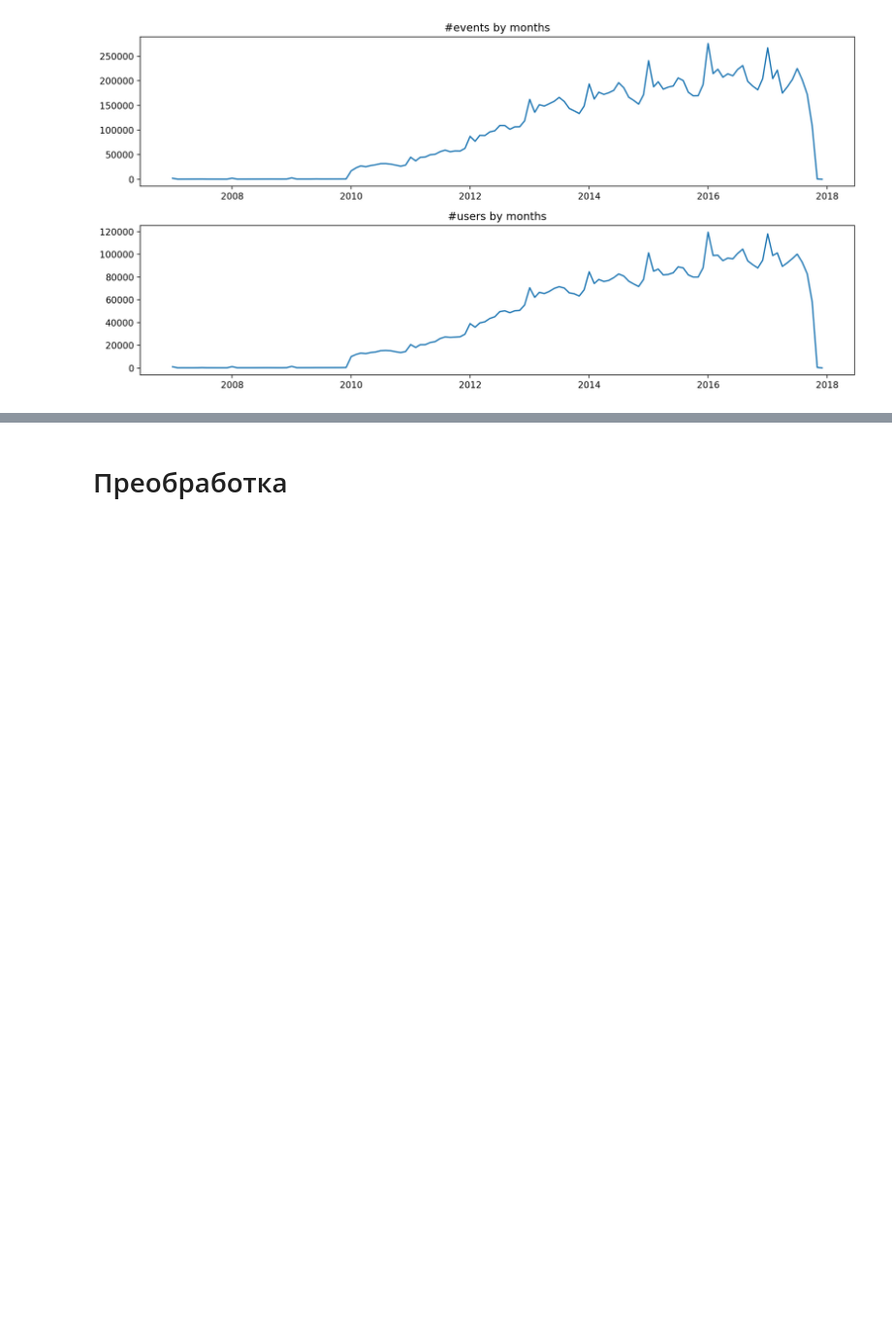
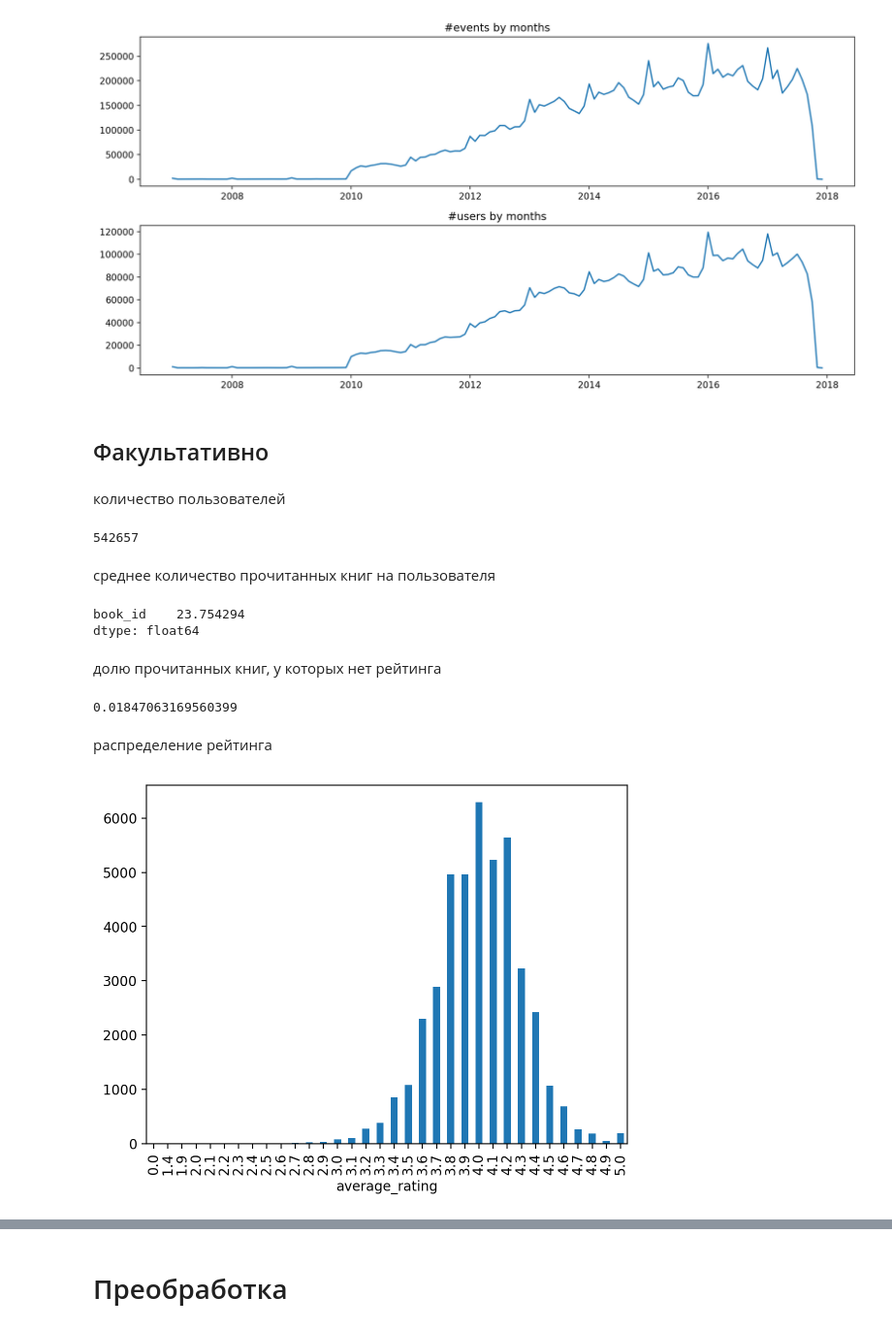
Before and after one commit to ujhmaster/mle-recsys-start, a Jupyter notebook: preprocessing.ipynb, the cells around one changed output, grey strips where cells are left out. Shown: that part at 97% size. Drawn from its saved outputs; the diff is of its cells as text; code cells hidden in the pictures; blank space fills up the shorter version.

```diff
--- a/preprocessing.ipynb
+++ b/preprocessing.ipynb
@@ -179,3 +173,33 @@ ax.set_title("#users by months")
 fig.tight_layout()
 # %% [output]
 [figure]
+# %% [markdown]
+## Факультативно
+# %% [markdown]
+количество пользователей
+# %%
+interactions.nunique()["user_id"]
+# %% [output]
+542657
+# %% [markdown]
+среднее количество прочитанных книг на пользователя
+# %%
+books_by_user = interactions.groupby("user_id").agg({"book_id":"count"}).mean()
+books_by_user
+# %% [output]
+book_id    23.754294
+dtype: float64
+# %% [markdown]
+долю прочитанных книг, у которых нет рейтинга
+# %%
+percent_of_empty_rating_books = books[books["average_rating"] == 0]["book_id"].count()/books["book_id"].count() * 100
+percent_of_empty_rating_books
+# %% [output]
+0.01847063169560399
+# %% [markdown]
+распределение рейтинга
+# %%
+books["average_rating"].round(1).value_counts().sort_index().plot(kind="bar")
+plt.show()
+# %% [output]
+[figure, added]
```
Also changed, not shown: parts of 15 cells of this notebook, 1 other file.
